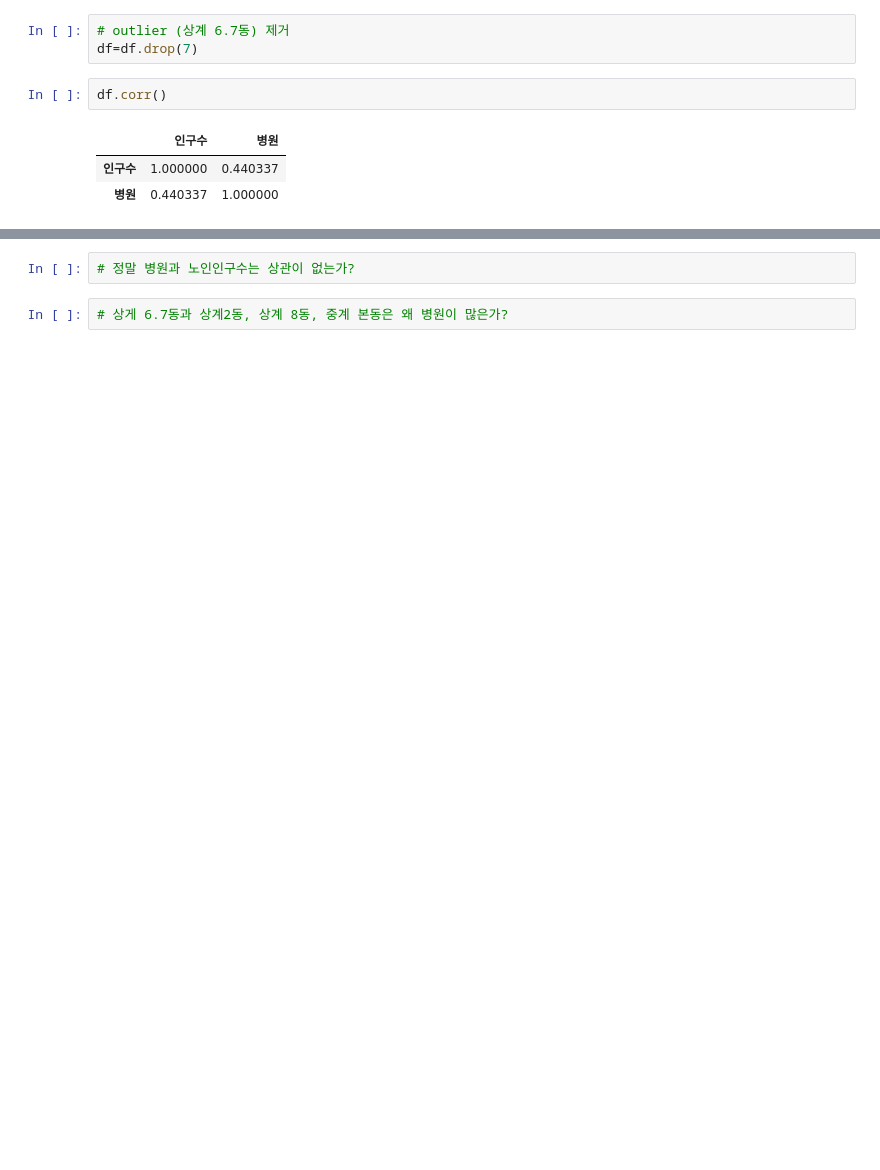
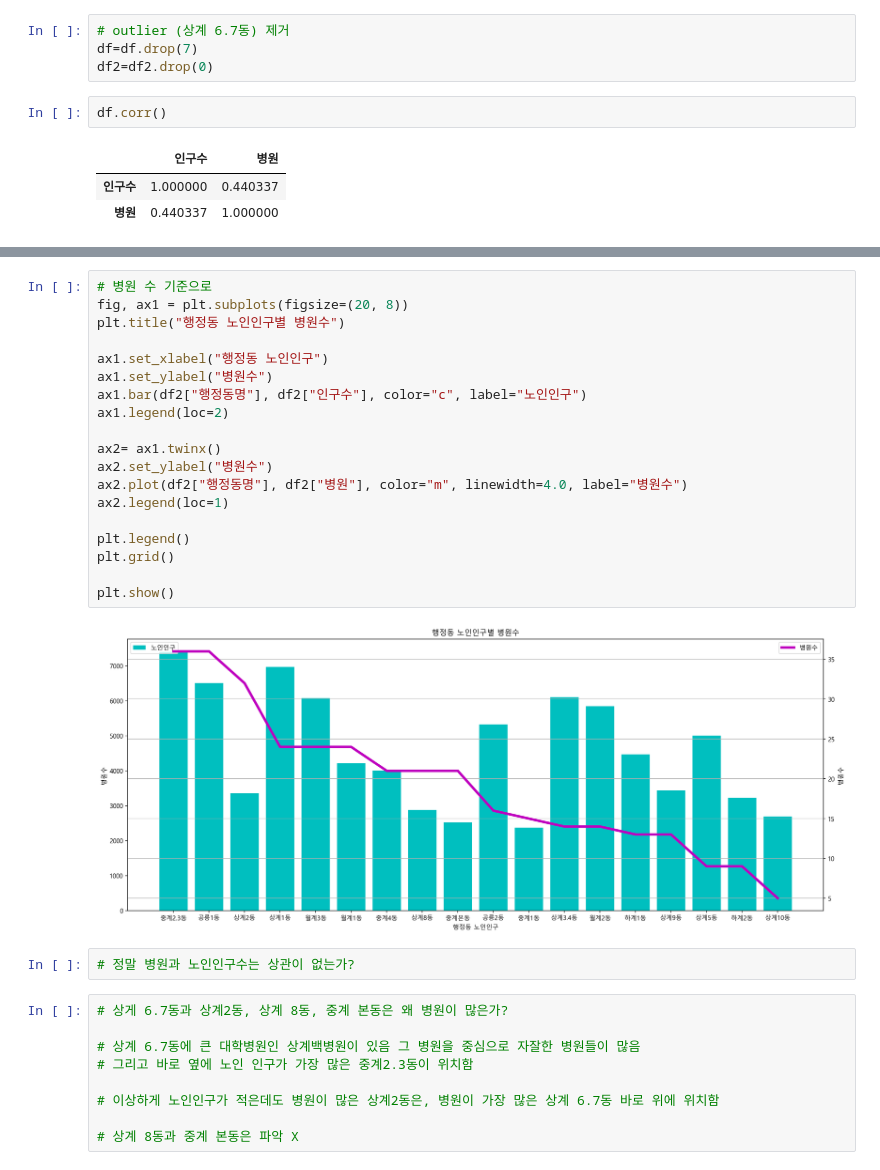
Before and after one commit to seoyoungSohn/CapstoneDesign1, a Jupyter notebook: old_infra/인구수와 병원수의 상관관계.ipynb, the cells around one changed output, grey strips where cells are left out. Cells and saved outputs as stored; diff of their text form; blank space fills up the shorter version.

```diff
--- a/old_infra/인구수와 병원수의 상관관계.ipynb
+++ b/old_infra/인구수와 병원수의 상관관계.ipynb
@@ -69,6 +93,7 @@ Text(0.5, 1.0, '노인인구수와 병원수의 상관관계')
 # %%
 # outlier (상계 6.7동) 제거
 df=df.drop(7)
+df2=df2.drop(0)
 # %%
 df.corr()
 # %% [output]
@@ -95,8 +121,36 @@ plt.grid()
 plt.show()
 # %% [output]
 [figure]
+# %%
+# 병원 수 기준으로
+fig, ax1 = plt.subplots(figsize=(20, 8))
+plt.title("행정동 노인인구별 병원수")
+
+ax1.set_xlabel("행정동 노인인구")
+ax1.set_ylabel("병원수")
+ax1.bar(df2["행정동명"], df2["인구수"], color="c", label="노인인구")
+ax1.legend(loc=2)
+
+ax2= ax1.twinx()
+ax2.set_ylabel("병원수")
+ax2.plot(df2["행정동명"], df2["병원"], color="m", linewidth=4.0, label="병원수")
+ax2.legend(loc=1)
+
+plt.legend()
+plt.grid()
+
+plt.show()
+# %% [output]
+[figure, added]
 # %%
 # 정말 병원과 노인인구수는 상관이 없는가?
 # %%
 # 상게 6.7동과 상계2동, 상계 8동, 중계 본동은 왜 병원이 많은가?
+
+# 상계 6.7동에 큰 대학병원인 상계백병원이 있음 그 병원을 중심으로 자잘한 병원들이 많음
+# 그리고 바로 옆에 노인 인구가 가장 많은 중계2.3동이 위치함
+
+# 이상하게 노인인구가 적은데도 병원이 많은 상계2동은, 병원이 가장 많은 상계 6.7동 바로 위에 위치함
+
+# 상계 8동과 중계 본동은 파악 X
 # %%
```
Also changed, not shown: parts of 7 cells of this notebook.
